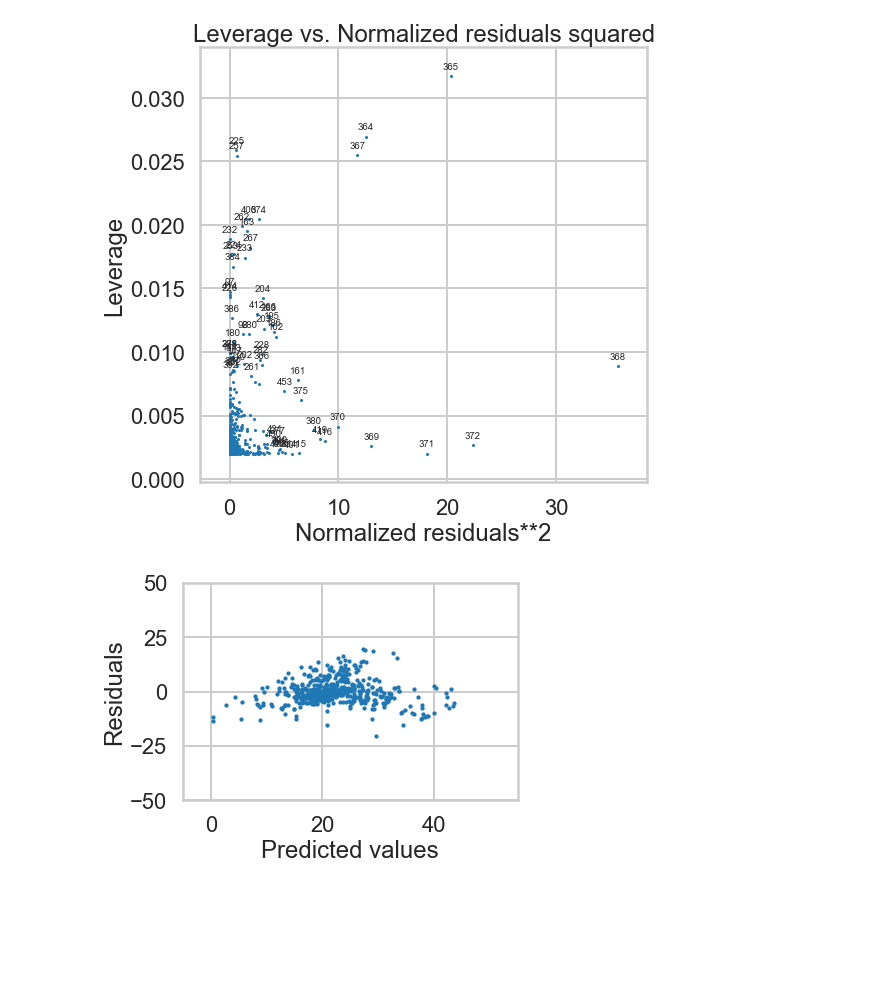
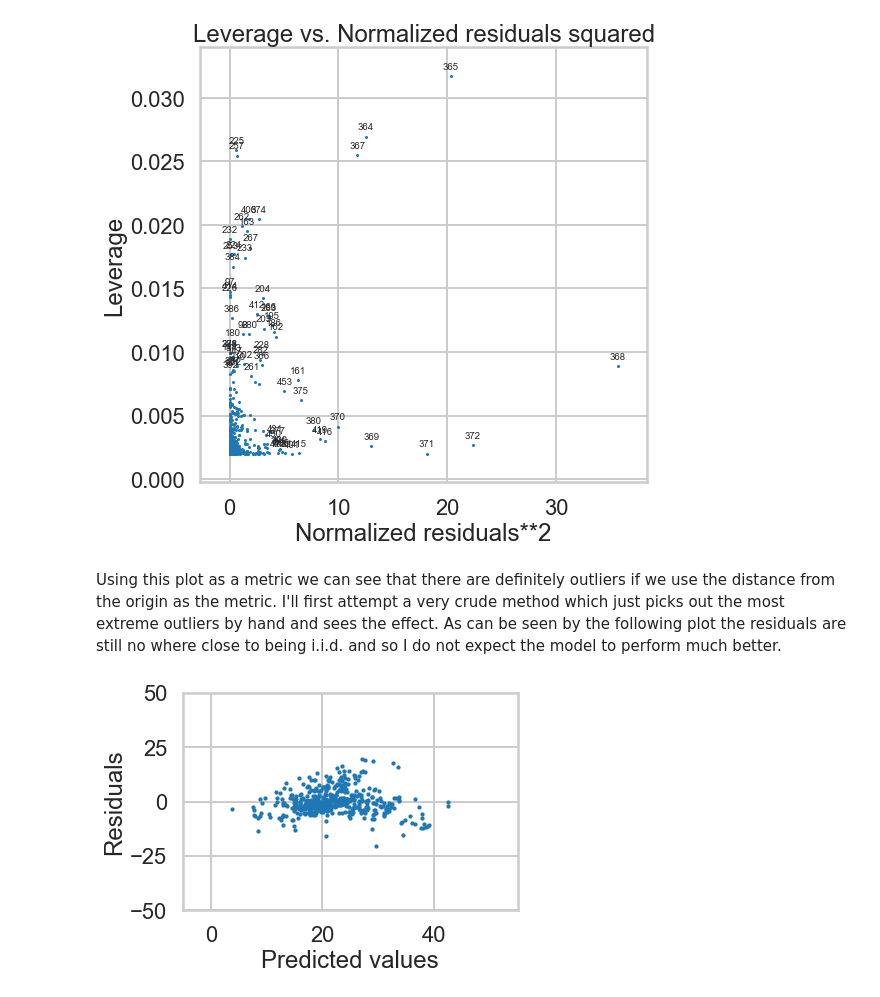
Before and after one commit to mgudorf/datsci, a Jupyter notebook: miniprojects/linear_regression/Mini_Project_Linear_Regression.ipynb, the cells around one changed output. Drawn from its saved outputs; the diff is of its cells as text; code cells hidden in the pictures; blank space fills up the shorter version.

```diff
--- a/miniprojects/linear_regression/Mini_Project_Linear_Regression.ipynb
+++ b/miniprojects/linear_regression/Mini_Project_Linear_Regression.ipynb
@@ -1096,18 +1069,25 @@ fig, ax = plt.subplots(figsize=(8,8))
 fig = sm.graphics.plot_leverage_resid2(m, ax=ax, markersize=2)
 # %% [output]
 [figure]
+# %% [markdown]
+Using this plot as a metric we can see that there are definitely outliers if we use the distance from the
+origin as the metric. I'll first attempt a very crude method which just picks out the most extreme outliers by
+hand and sees the effect. As can be seen by the following plot the residuals are still no where close to being i.i.d.
+and so I do not expect the model to perform much better.
+# %%
+manual_outlier_selection_indices = [368,365,364,367,225,257,372,371,369,406,374,262,163,232,267,233,384,97,204,226,386,412]
 # %%
-high_leverage_and_residual_removed = bos.loc[~bos.index.isin([368,365,364,367,225,257,372,371,369]), :]
+high_leverage_and_residual_removed = bos.loc[~bos.index.isin(manual_outlier_selection_indices), :]
 m2 = ols('PRICE ~ RM', high_leverage_and_residual_removed).fit()
 residuals2 = m2.fittedvalues - high_leverage_and_residual_removed.PRICE
 # Your turn.
 _ = plt.scatter(m2.fittedvalues, residuals2, s=5)
 _ = plt.xlim([-5, 55])
 _ = plt.ylim([-50, 50])
 _ = plt.xlabel('Predicted values')
 _ = plt.ylabel('Residuals')
 # %% [output]
-[figure, old version]
+[figure, new version]
 # %%
 from scipy.stats import norm
 normal_residuals2 = (residuals2 - np.mean(residuals2)) / np.std(residuals2)
```
Also changed, not shown: parts of 34 cells of this notebook, 2 other files.
